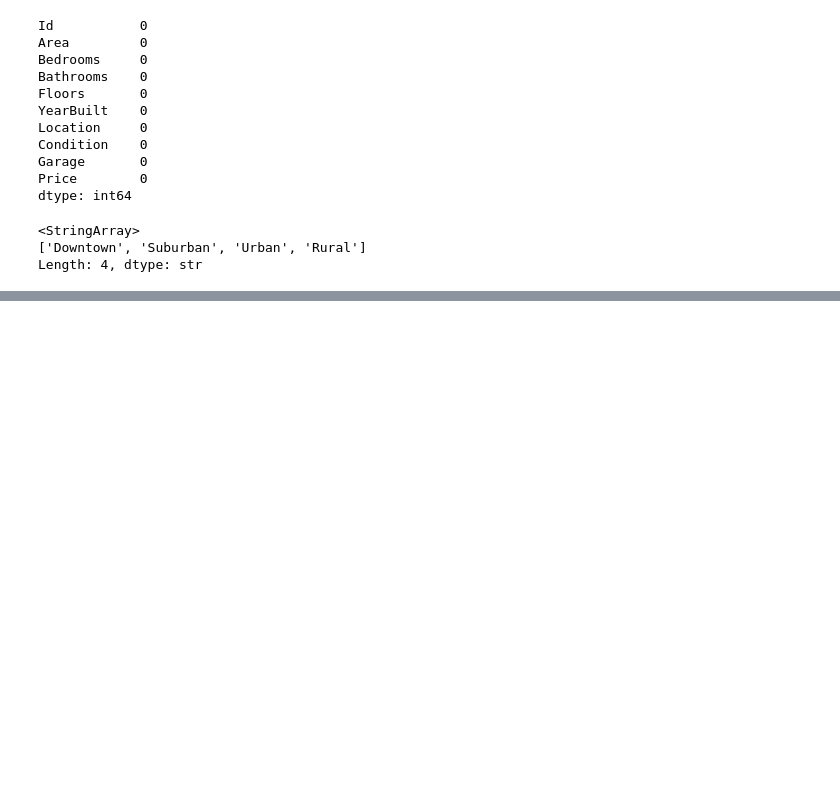
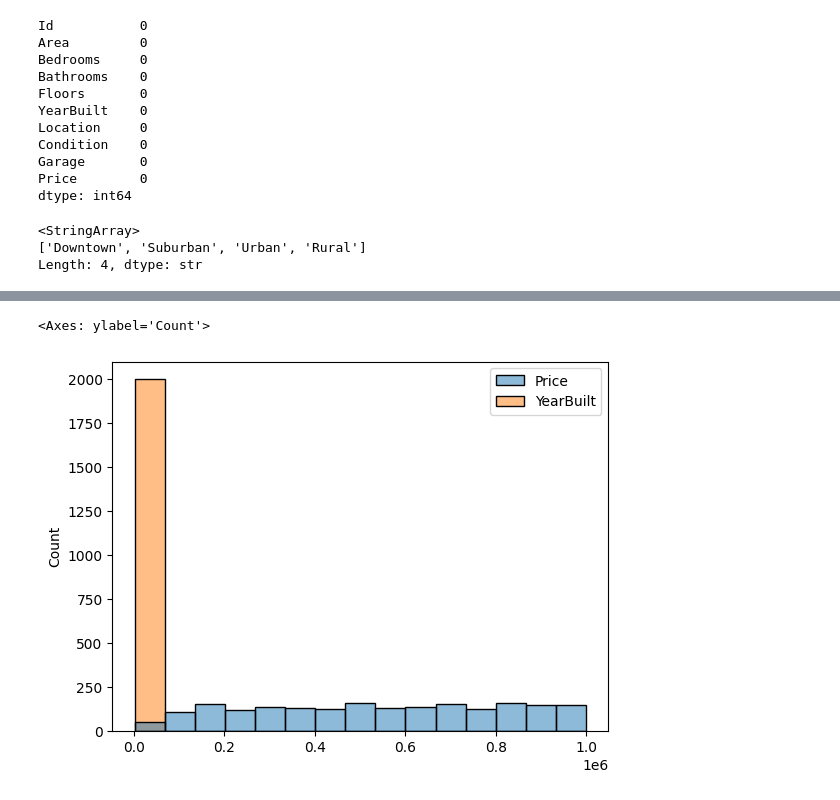
Before and after one commit to RamesusIV/CA2_model_deployment-, a Jupyter notebook: house_price.ipynb, the cells around one changed output, grey strips where cells are left out. Saved outputs shown, nothing was run; the diff lists cells and outputs as text; code cells hidden in the pictures; blank space fills up the shorter version.

```diff
--- a/house_price.ipynb
+++ b/house_price.ipynb
@@ -243,0 +258,5 @@ df['Garage']=df['Garage'].map({'Yes':1, 'No':0})
+# %%
+sns.histplot([df.Price, df.YearBuilt])
+# %% [output]
+<Axes: ylabel='Count'>
+[figure, added]
```
Also changed, not shown: parts of 4 cells of this notebook.
